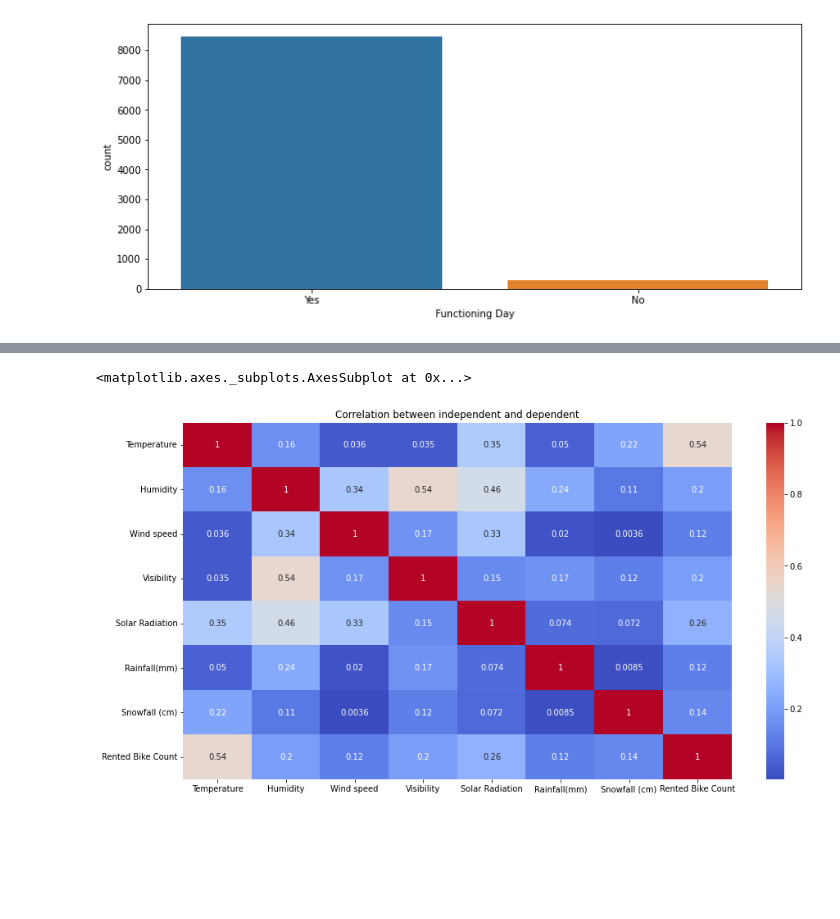
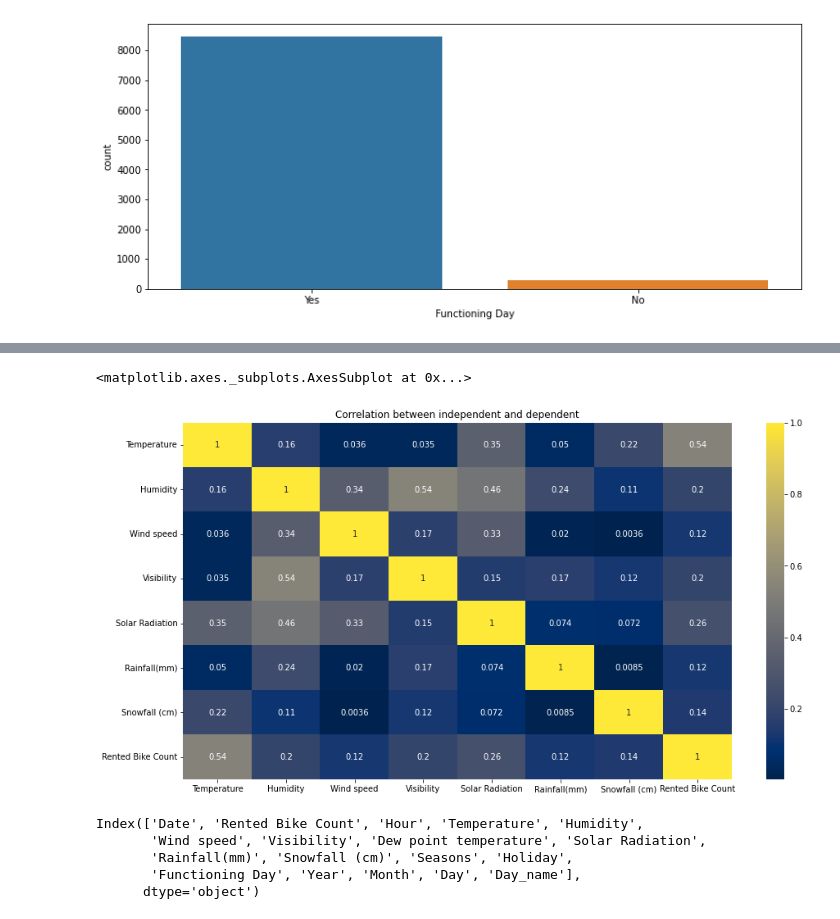
Before and after one commit to bharath967/Seoul-Bike-Sharing-Demand-Prediction, a Jupyter notebook: Bike_Sharing_Demand_Prediction_Capstone_Project.ipynb, the cells around one changed output, grey strips where cells are left out. Drawn from its saved outputs; the diff is of its cells as text; code cells hidden in the pictures; blank space fills up the shorter version.

```diff
--- a/Bike_Sharing_Demand_Prediction_Capstone_Project.ipynb
+++ b/Bike_Sharing_Demand_Prediction_Capstone_Project.ipynb
@@ -354,9 +366,17 @@ dependent_variable=['Rented Bike Count']
 # %%
  #Correlation magnitude for continuous variables
 plt.figure(figsize=(15,8))
 plt.title('Correlation between independent and dependent')
 correlation = data[independent_variables+dependent_variable].corr()
-sns.heatmap(abs(correlation), annot=True, cmap='coolwarm')
+sns.heatmap(abs(correlation), annot=True, cmap='cividis')
 # %% [output]
 <matplotlib.axes._subplots.AxesSubplot at 0x...>
-[figure, old version]
+[figure, new version]
+# %%
+data.columns
+# %% [output]
+Index(['Date', 'Rented Bike Count', 'Hour', 'Temperature', 'Humidity',
+       'Wind speed', 'Visibility', 'Dew point temperature', 'Solar Radiation',
+       'Rainfall(mm)', 'Snowfall (cm)', 'Seasons', 'Holiday',
+       'Functioning Day', 'Year', 'Month', 'Day', 'Day_name'],
+      dtype='object')
```
Also changed, not shown: parts of 32 cells of this notebook.
